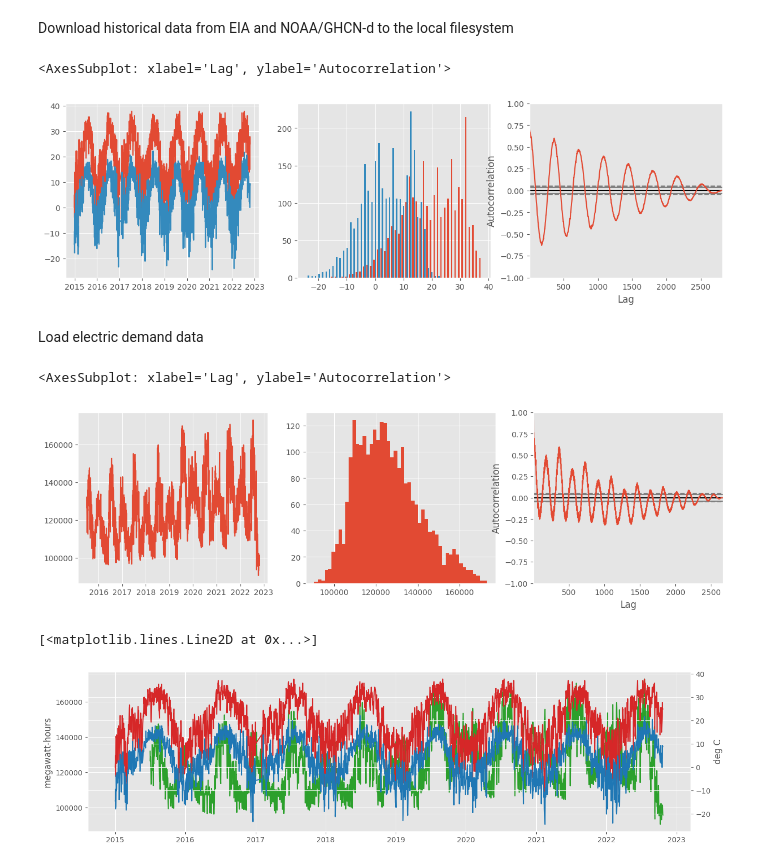
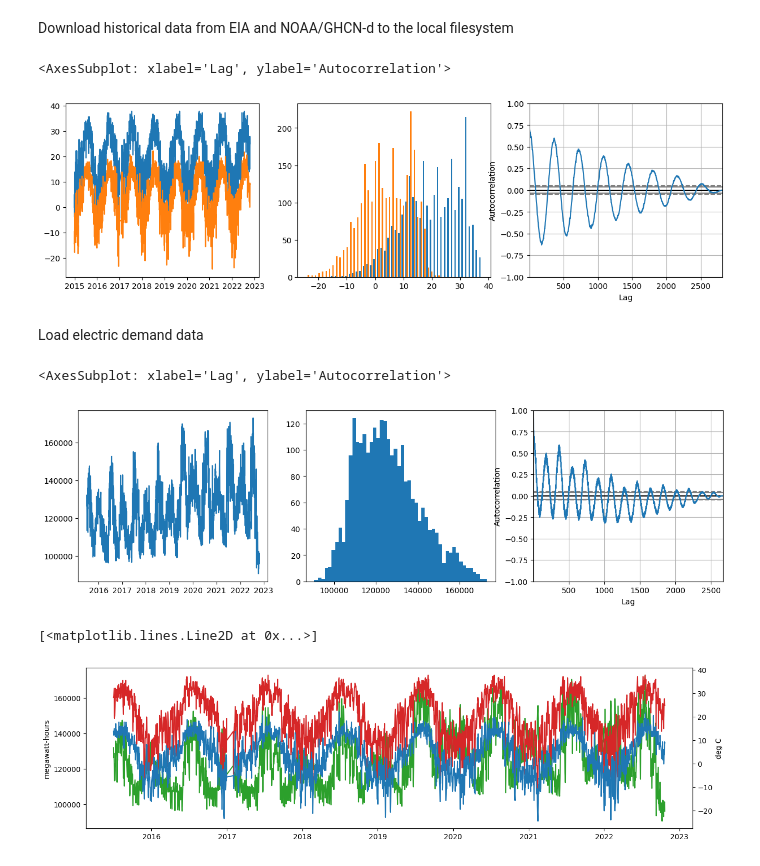
Before and after one commit to breischl/e-predict, a Jupyter notebook: explore_temp_data.ipynb, the cells around one changed output. Cells and saved outputs as stored; diff of their text form; code cells hidden in the pictures.

```diff
--- a/explore_temp_data.ipynb
+++ b/explore_temp_data.ipynb
@@ -23,14 +23,14 @@ import matplotlib.pyplot as plt
 import os
 import pandas as pd
 
-plt.style.use("ggplot")
+#plt.style.use("fivethirtyeight")
+#plt.style.use("ggplot")
+plt.style.use("default")
 path = os.path.join(WEATHER_DATA_DIR, "USC00050848-dataframe.json")
 with open(path, "r", encoding="utf-8") as f:
     temp_df = pd.read_json(f)
 
-# temp_df[["tmax_decimal", "tmin_decimal"]].plot.hist(bins=50, alpha=0.5)
-# temp_df.plot(y=["tmax_decimal", "tmin_decimal"])
-
+temp_df.index.rename("date", inplace=True)
 slice = temp_df[["tmax_decimal", "tmin_decimal"]]
 fig, (ax1, ax2, ax3) = plt.subplots(1, 3)
 fig.set_figwidth(15)
@@ -40,13 +40,17 @@ ax2.hist(slice, bins=50)
 pd.plotting.autocorrelation_plot(temp_df["tmax_decimal"])
 # %% [output]
 <AxesSubplot: xlabel='Lag', ylabel='Autocorrelation'>
-[figure, old version]
+[figure, new version]
 # %% [markdown]
 Load electric demand data
 # %%
 psco_demand_data_file = os.path.join(ELECTRIC_DATA_DIR, "psco-daily-dataframe.json")
 with open(psco_demand_data_file, "r", encoding="utf-8") as f:
     demand_df = pd.read_json(f)
+
+demand_df.index.rename("date", inplace=True)
+
+##demand_df["daily_demand"].plot(style=".")
 
 fig, (ax1, ax2, ax3) = plt.subplots(1, 3)
 fig.set_figwidth(15)
@@ -56,22 +60,23 @@ ax2.hist(demand_df, bins=50)
 pd.plotting.autocorrelation_plot(demand_df)
 # %% [output]
 <AxesSubplot: xlabel='Lag', ylabel='Autocorrelation'>
-[figure, old version]
+[figure, new version]
 # %%
-joined_df = pd.concat([demand_df, temp_df])
+joined_df = pd.merge(demand_df, temp_df, how="outer", left_index=True, right_index=True)
+joined_df.dropna(inplace=True)
 
-slice = joined_df[["daily_demand", "tmax_decimal", "tmin_decimal"]]
+slice = joined_df[["daily_demand", "tmax_decimal", "tmin_decimal"]]  #["2016-12-01":"2017-03-01"]
 
 fig, ax1 = plt.subplots(1, 1)
 fig.set_figwidth(15)
 fig.set_figheight(4)
 ax1.set_ylabel("megawatt-hours")
-ax1.plot(joined_df["daily_demand"], color="tab:green")
+ax1.plot(slice["daily_demand"], color="tab:green")
 
 ax2 = ax1.twinx()
 ax2.set_ylabel("deg C")
-ax2.plot(joined_df["tmax_decimal"], color="tab:red")
-ax2.plot(joined_df["tmin_decimal"], color="tab:blue")
+ax2.plot(slice["tmax_decimal"], color="tab:red")
+ax2.plot(slice["tmin_decimal"], color="tab:blue")
 # %% [output]
 [<matplotlib.lines.Line2D at 0x...>]
-[figure, old version]
+[figure, new version]
```
